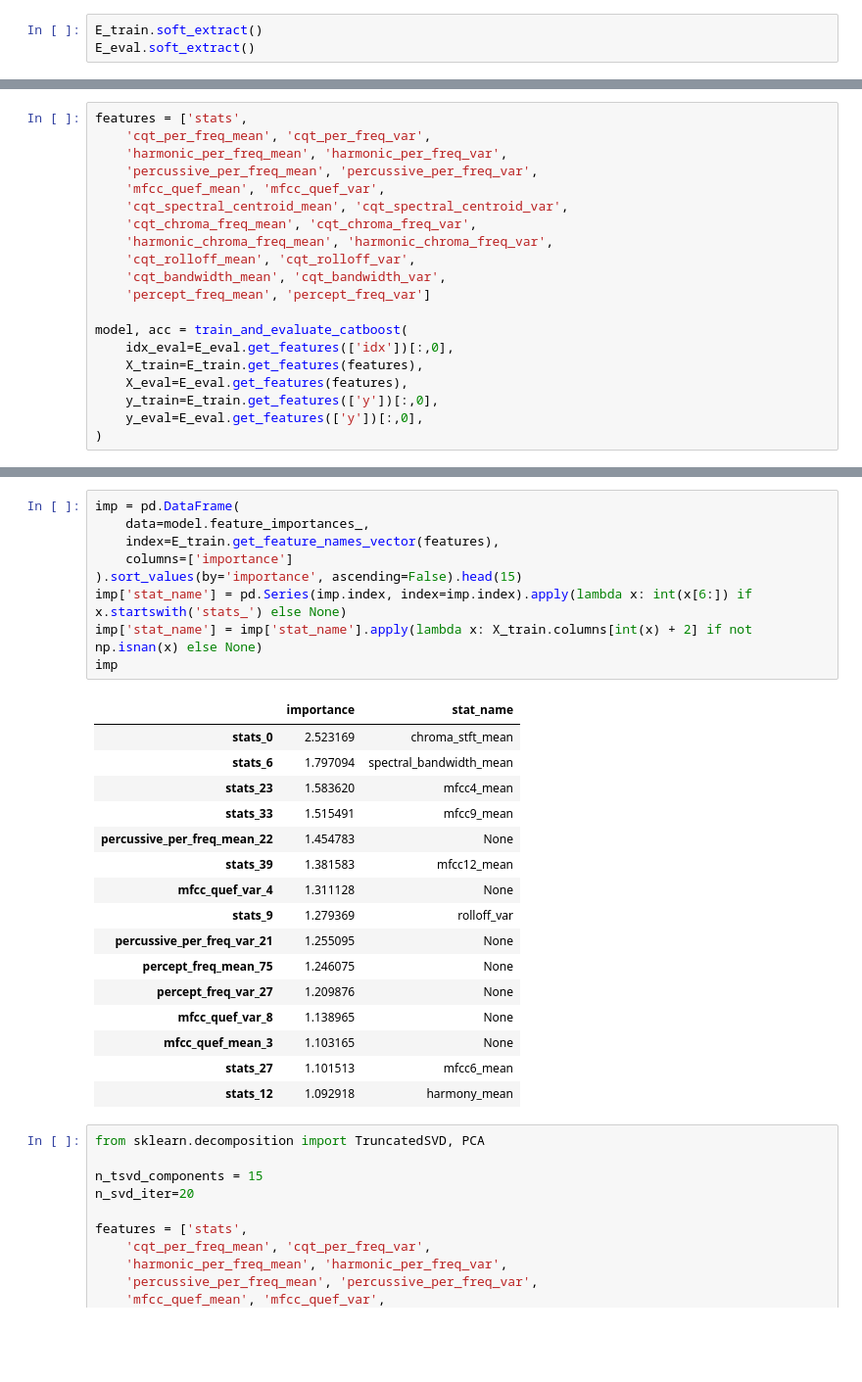
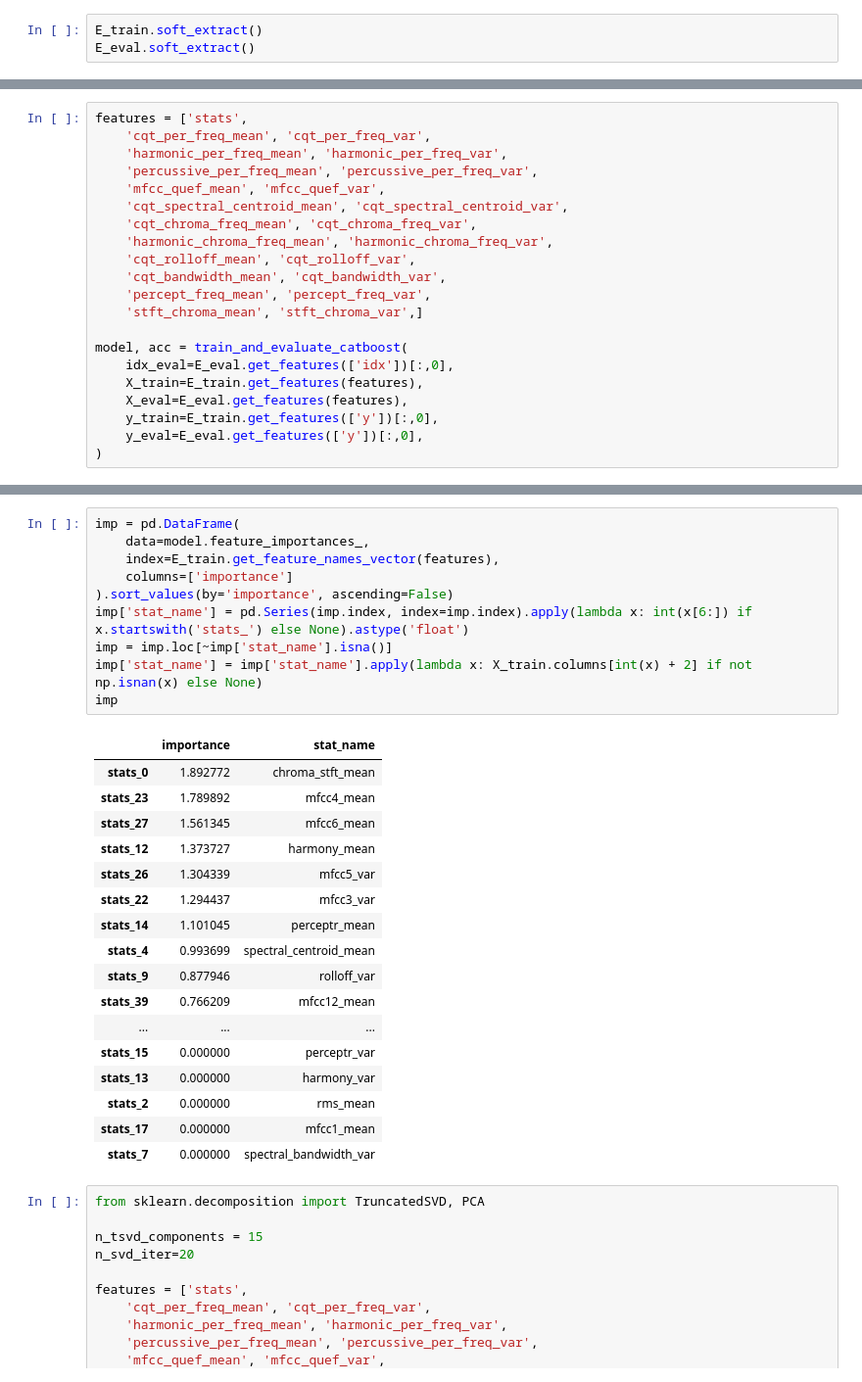
Before and after one commit to dmitrysluch/ariel-tds-music-genre, a Jupyter notebook: genre_detenction_ext.ipynb, the cells around one changed output, grey strips where cells are left out. Shown at 98% size. Cells and saved outputs as stored; diff of their text form; blank space fills up the shorter version.

```diff
--- a/genre_detenction_ext.ipynb
+++ b/genre_detenction_ext.ipynb
@@ -330,7 +406,8 @@ features = ['stats',
     'harmonic_chroma_freq_mean', 'harmonic_chroma_freq_var',
     'cqt_rolloff_mean', 'cqt_rolloff_var',
     'cqt_bandwidth_mean', 'cqt_bandwidth_var',
-    'percept_freq_mean', 'percept_freq_var']
+    'percept_freq_mean', 'percept_freq_var',
+    'stft_chroma_mean', 'stft_chroma_var',]
 
 model, acc = train_and_evaluate_catboost(
     idx_eval=E_eval.get_features(['idx'])[:,0],
@@ -361,29 +438,31 @@ Evaluation Accuracy: 0.8100
 # %%
 imp = pd.DataFrame(
     data=model.feature_importances_,
     index=E_train.get_feature_names_vector(features),
     columns=['importance']
-).sort_values(by='importance', ascending=False).head(15)
-imp['stat_name'] = pd.Series(imp.index, index=imp.index).apply(lambda x: int(x[6:]) if x.startswith('stats_') else None)
+).sort_values(by='importance', ascending=False)
+imp['stat_name'] = pd.Series(imp.index, index=imp.index).apply(lambda x: int(x[6:]) if x.startswith('stats_') else None).astype('float')
+imp = imp.loc[~imp['stat_name'].isna()]
 imp['stat_name'] = imp['stat_name'].apply(lambda x: X_train.columns[int(x) + 2] if not np.isnan(x) else None)
 imp
 # %% [output]
 |  | importance | stat_name |
-| stats_0 | 2.523169 | chroma_stft_mean |
-| stats_6 | 1.797094 | spectral_bandwidth_mean |
-| stats_23 | 1.583620 | mfcc4_mean |
-| stats_33 | 1.515491 | mfcc9_mean |
-| percussive_per_freq_mean_22 | 1.454783 | None |
-| stats_39 | 1.381583 | mfcc12_mean |
-| mfcc_quef_var_4 | 1.311128 | None |
-| stats_9 | 1.279369 | rolloff_var |
-| percussive_per_freq_var_21 | 1.255095 | None |
-| percept_freq_mean_75 | 1.246075 | None |
-| percept_freq_var_27 | 1.209876 | None |
-| mfcc_quef_var_8 | 1.138965 | None |
-| mfcc_quef_mean_3 | 1.103165 | None |
-| stats_27 | 1.101513 | mfcc6_mean |
-| stats_12 | 1.092918 | harmony_mean |
+| stats_0 | 1.892772 | chroma_stft_mean |
+| stats_23 | 1.789892 | mfcc4_mean |
+| stats_27 | 1.561345 | mfcc6_mean |
+| stats_12 | 1.373727 | harmony_mean |
+| stats_26 | 1.304339 | mfcc5_var |
+| stats_22 | 1.294437 | mfcc3_var |
+| stats_14 | 1.101045 | perceptr_mean |
+| stats_4 | 0.993699 | spectral_centroid_mean |
+| stats_9 | 0.877946 | rolloff_var |
+| stats_39 | 0.766209 | mfcc12_mean |
+| ... | ... | ... |
+| stats_15 | 0.000000 | perceptr_var |
+| stats_13 | 0.000000 | harmony_var |
+| stats_2 | 0.000000 | rms_mean |
+| stats_17 | 0.000000 | mfcc1_mean |
+| stats_7 | 0.000000 | spectral_bandwidth_var |
 # %%
 from sklearn.decomposition import TruncatedSVD, PCA
 
```
Also changed, not shown: parts of 38 cells of this notebook, 1 other file.
